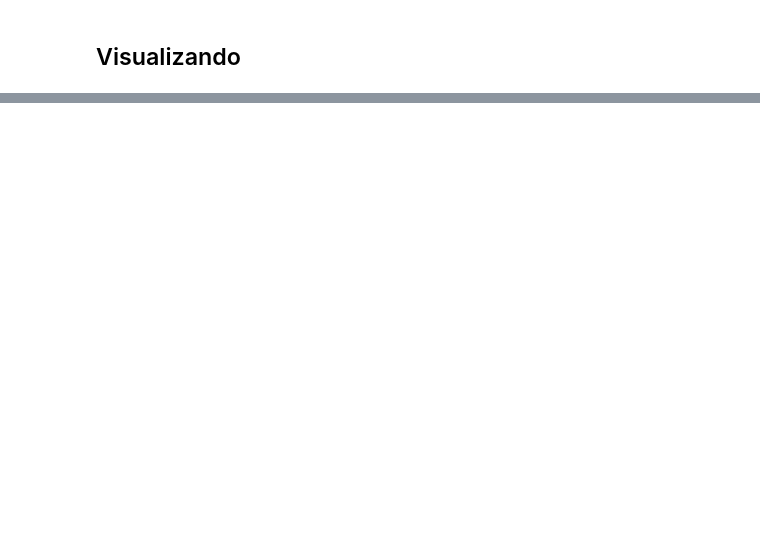
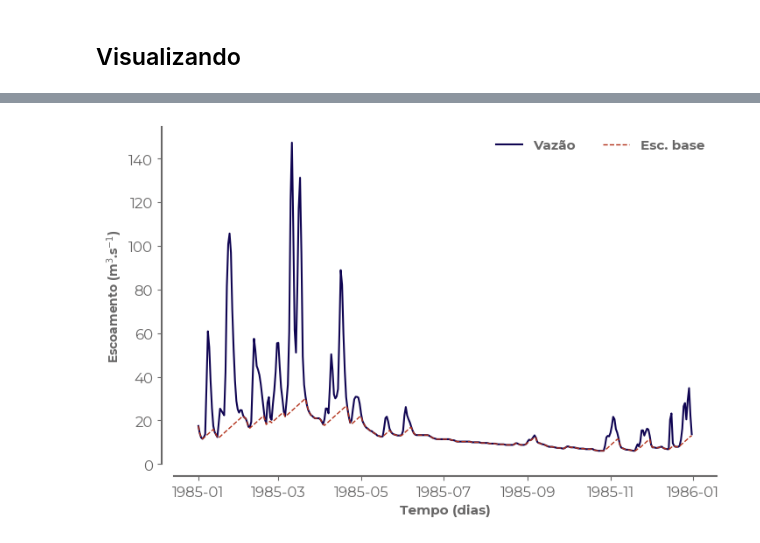
Before and after one commit to wanderam/separacao-escoamento-base, a Jupyter notebook: sep_baseflow.ipynb, the cells around one changed output, grey strips where cells are left out. Saved outputs shown, nothing was run; the diff lists cells and outputs as text; code cells hidden in the pictures; blank space fills up the shorter version.

```diff
--- a/sep_baseflow.ipynb
+++ b/sep_baseflow.ipynb
@@ -262,0 +270,53 @@ plt.show()
+# %%
+# 1. Registra o arquivo da fonte no Matplotlib
+font_path = 'C:/Users/wande/Downloads/Montserrat/static/Montserrat-Regular.ttf'  # Altere para o seu caminho
+font_manager.fontManager.addfont(font_path)
+prop = font_manager.FontProperties(fname=font_path)
+
+# 2. Define essa fonte como a padrão no rcParams pelo nome dela
+plt.rcParams['font.family'] = prop.get_name()
+
+
+#Configurando a figura
+fig, ax = plt.subplots(figsize=(8, 5))
+
+#Plotando vazão e escoamento de base
+ax.plot(df3.index, df3['Vazao_calc_cms'], color="#100552", lw=1.5, ls='-', label='Vazão')
+ax.plot(df3.index, df3['Esc_base_cms'], color="#B3321B", lw=1.0, ls='--', label='Esc. base')
+
+#Cor demais itens
+cor_itens = "#686767"
+
+#Demais elementos do gráfico
+plt.ylabel('Escoamento (m$^{3}$.s$^{-1}$)', fontsize=10, color=cor_itens, fontweight='bold')
+plt.xlabel('Tempo (dias)', fontsize=11, color=cor_itens, weight='bold')
+plt.ylim(0, None)
+ax.legend(loc='upper right', alignment='left', ncols=2, frameon=False, labelcolor=cor_itens, prop={
+    'size': 11,
+    'weight': 'bold',
+    'style': 'normal'})
+
+
+# Alterando a cor das spines
+for spine in ax.spines.values():
+    spine.set_color(cor_itens)
+
+# Remove o topo e o lado direito por padrão
+sns.despine()
+
+ax.spines['left'].set_linewidth(1.5)
+ax.spines['bottom'].set_linewidth(1.5)
+
+ax.spines['left'].set_position(('outward', 10))
+ax.spines['bottom'].set_position(('outward', 10))
+
+# Altera a cor dos tracinhos (colors) e dos números (labelcolor)
+ax.tick_params(axis='both', colors=cor_itens, labelcolor=cor_itens)
+
+
+#Salvando a figura
+# plt.savefig('baseflow_plot2.png', facecolor='w', bbox_inches='tight', dpi=300)
+
+plt.show()
+# %% [output]
+[figure, added]
```
Also changed, not shown: parts of 8 cells of this notebook, 1 other file.
